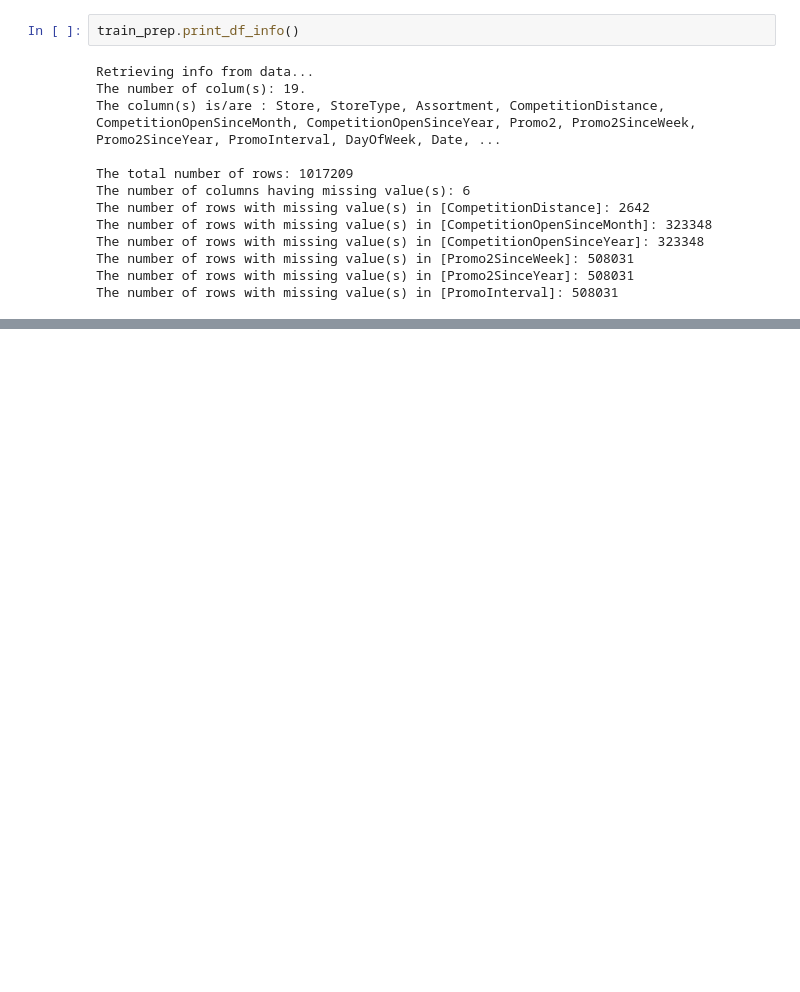
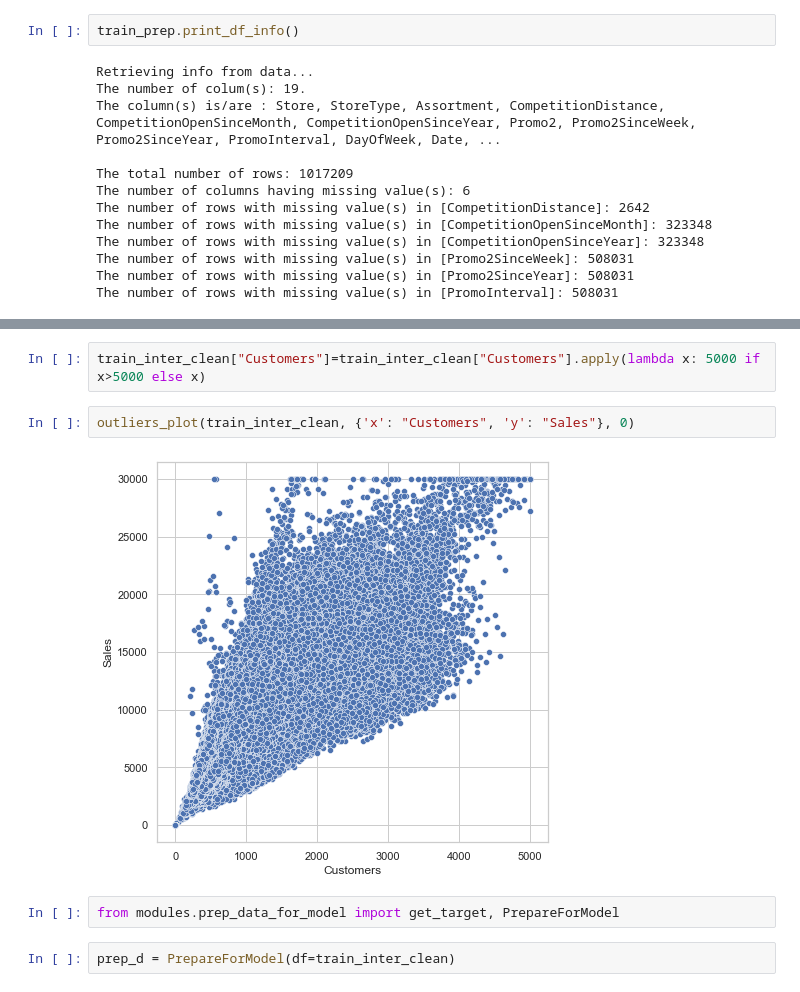
Before and after one commit to mdahwireng/sales_forecating_rossmann, a Jupyter notebook: task1.ipynb, the cells around one changed output, grey strips where cells are left out. Cells and saved outputs as stored; diff of their text form; blank space fills up the shorter version.

```diff
--- a/task1.ipynb
+++ b/task1.ipynb
@@ -252,0 +332,10 @@ Filling missing values comppleted
+# %%
+train_inter_clean["Customers"]=train_inter_clean["Customers"].apply(lambda x: 5000 if x>5000 else x)
+# %%
+outliers_plot(train_inter_clean, {'x': "Customers", 'y': "Sales"}, 0)
+# %% [output]
+[figure, added]
+# %%
+from modules.prep_data_for_model import get_target, PrepareForModel
+# %%
+prep_d = PrepareForModel(df=train_inter_clean)
```
Also changed, not shown: parts of 44 cells of this notebook, 7 other files.
